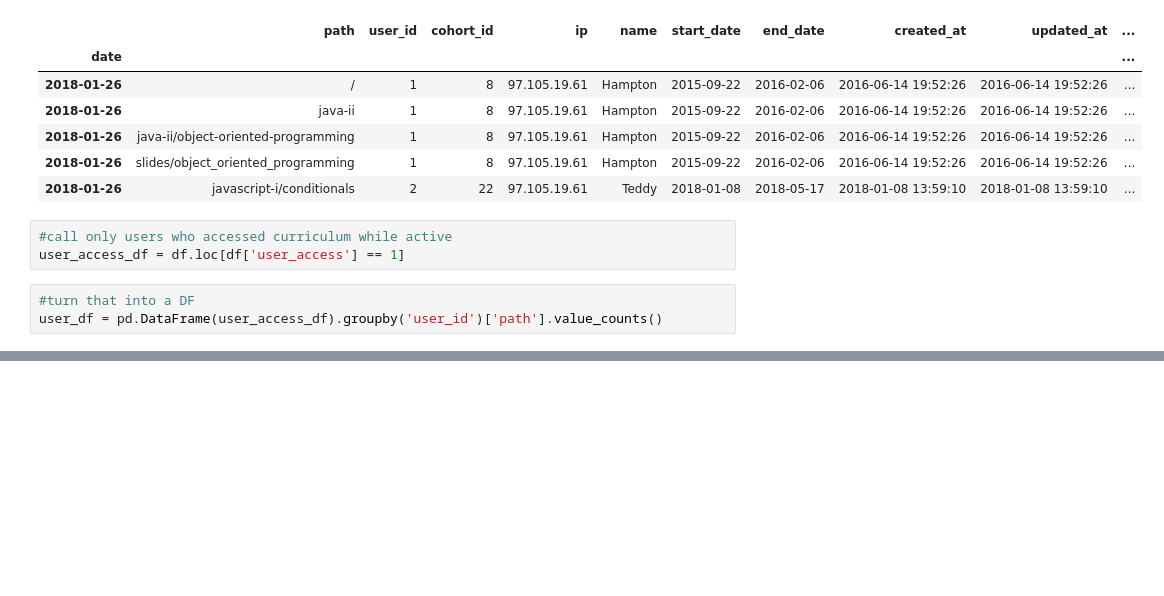
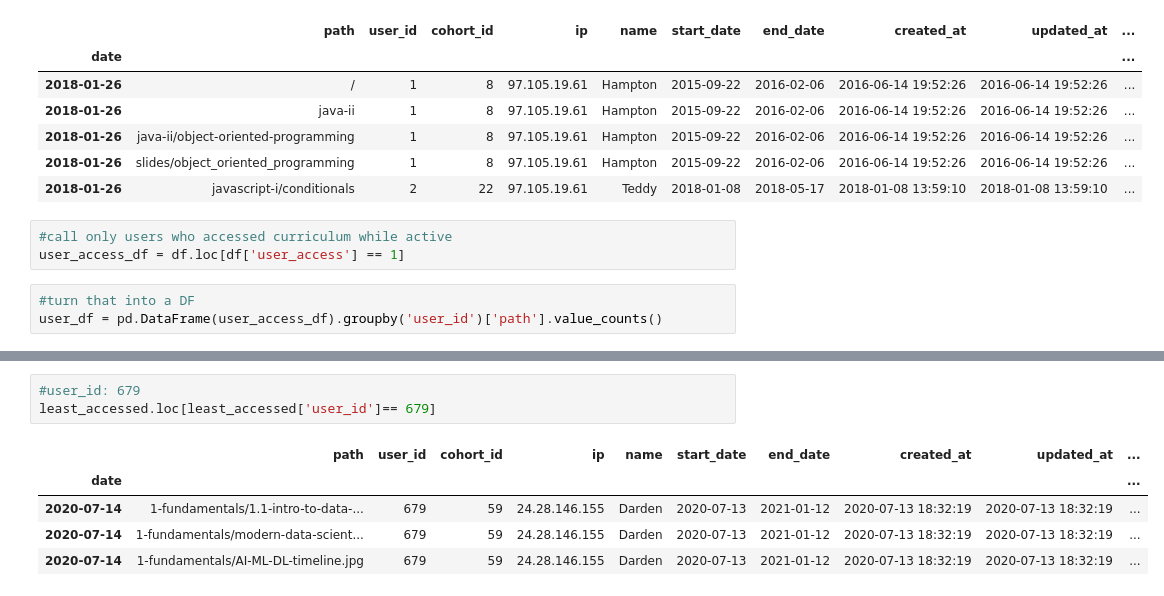
Before and after one commit to Anomaly-Detectives/Anomaly_Detection_Project, a Jupyter notebook: Initial Notebook.ipynb, the cells around one changed output, grey strips where cells are left out. Drawn from its saved outputs; the diff is of its cells as text; blank space fills up the shorter version.

```diff
--- a/Initial Notebook.ipynb
+++ b/Initial Notebook.ipynb
@@ -618,0 +648,9 @@ Name: path, Length: 88715, dtype: int64
+# %%
+#user_id: 679
+least_accessed.loc[least_accessed['user_id']== 679]
+# %% [output]
+|  | path | user_id | cohort_id | ip | name | start_date | end_date | created_at | updated_at | ... |
+| date |  |  |  |  |  |  |  |  |  | ... |
+| 2020-07-14 | 1-fundamentals/1.1-intro-to-data-... | 679 | 59 | 24.28.146.155 | Darden | 2020-07-13 | 2021-01-12 | 2020-07-13 18:32:19 | 2020-07-13 18:32:19 | ... |
+| 2020-07-14 | 1-fundamentals/modern-data-scient... | 679 | 59 | 24.28.146.155 | Darden | 2020-07-13 | 2021-01-12 | 2020-07-13 18:32:19 | 2020-07-13 18:32:19 | ... |
+| 2020-07-14 | 1-fundamentals/AI-ML-DL-timeline.jpg | 679 | 59 | 24.28.146.155 | Darden | 2020-07-13 | 2021-01-12 | 2020-07-13 18:32:19 | 2020-07-13 18:32:19 | ... |
```
Also changed, not shown: parts of 24 cells of this notebook.
